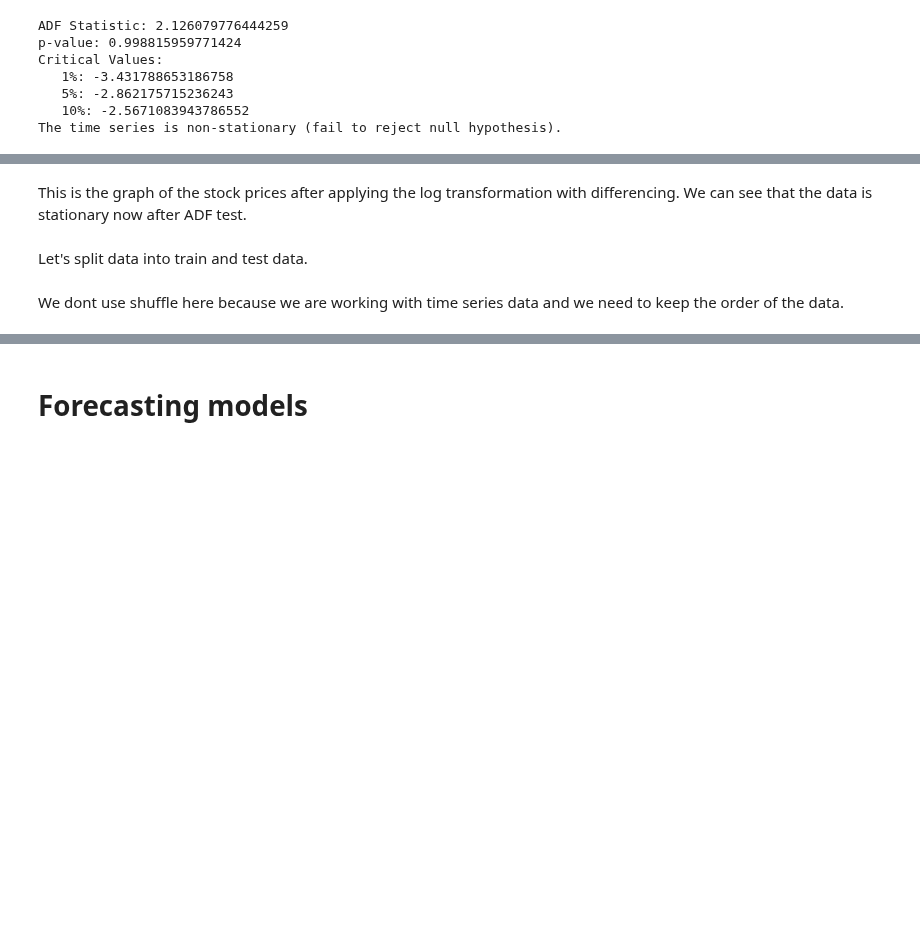
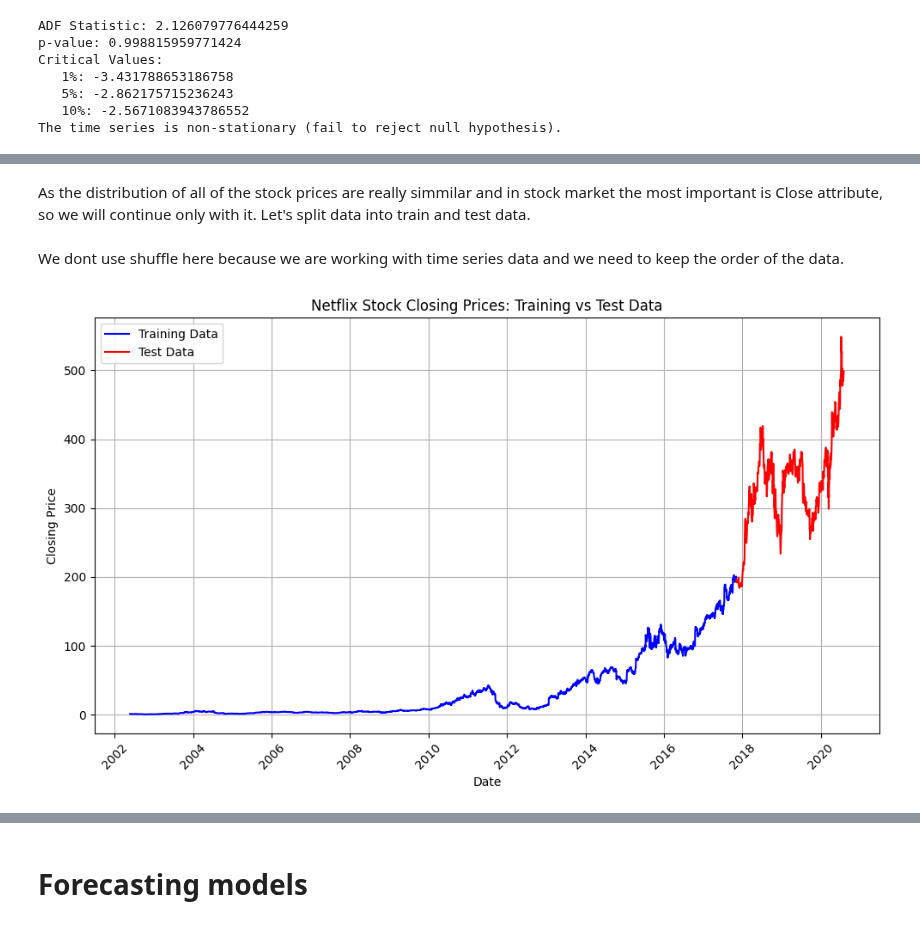
Before and after one commit to myrres0/IAU-2024, a Jupyter notebook: phase-4.ipynb, the cells around one changed output, grey strips where cells are left out. Cells and saved outputs as stored; diff of their text form; code cells hidden in the pictures; blank space fills up the shorter version.

```diff
--- a/phase-4.ipynb
+++ b/phase-4.ipynb
@@ -323,5 +244,3 @@ stationarized_data = stationarized_data.drop(columns=['Year'])
-# %% [markdown]
-This is the graph of the stock prices after applying the log transformation with differencing. We can see that the data is stationary now after ADF test.
-# %% [markdown]
-Let's split data into train and test data.
+# %% [markdown]
+As the distribution of all of the stock prices are really simmilar and in stock market the most important is Close attribute, so we will continue only with it. Let's split data into train and test data.
 # %%
@@ -329,2 +250,17 @@ train_data, test_data = train_test_split(stationarized_data, test_size=0.15, shu
 # %% [markdown]
 We dont use shuffle here because we are working with time series data and we need to keep the order of the data.
+# %%
+plt.figure(figsize=(10, 6))
+plt.plot(train_data['Date'], train_data['Close'], label='Training Data', color='blue')
+plt.plot(test_data['Date'], test_data['Close'], label='Test Data', color='red')
+
+plt.title('Netflix Stock Closing Prices: Training vs Test Data')
+plt.xlabel('Date')
+plt.ylabel('Closing Price')
+plt.legend()
+plt.grid(True)
+plt.xticks(rotation=45)
+plt.tight_layout()
+plt.show()
+# %% [output]
+[figure, added]
```
Also changed, not shown: parts of 15 cells of this notebook.
